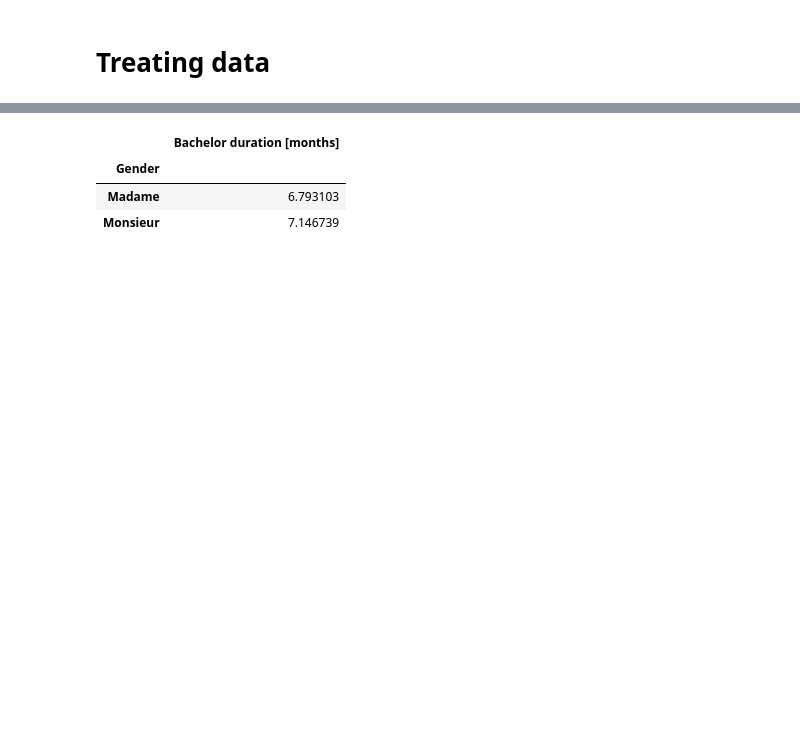
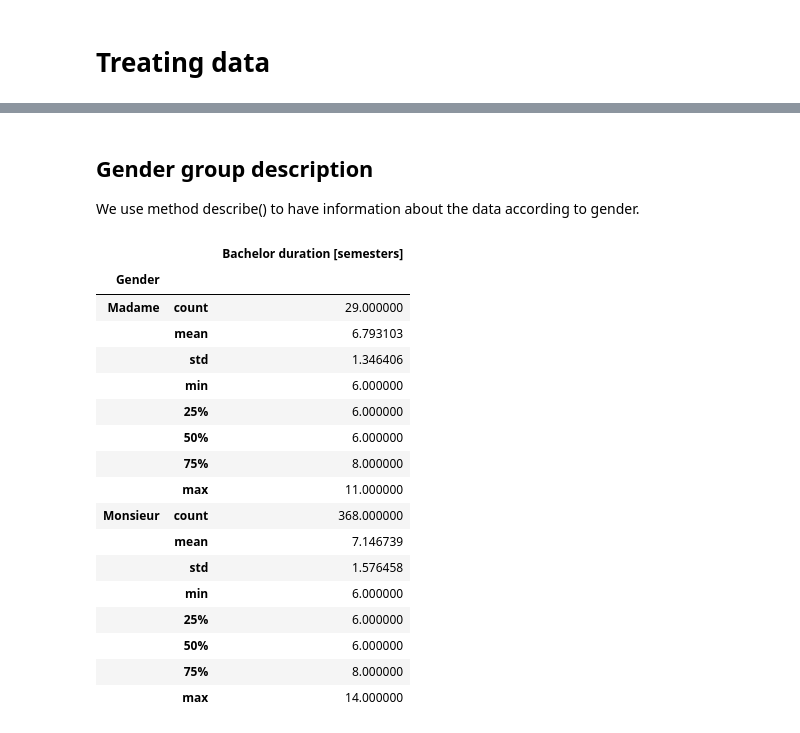
Before and after one commit to nathanquinteiro/ADA-Homework, a Jupyter notebook: 02 - Data from the Web/Data from the Web.ipynb, the cells around one changed output, grey strips where cells are left out. Saved outputs shown, nothing was run; the diff lists cells and outputs as text; code cells hidden in the pictures; blank space fills up the shorter version.

```diff
--- a/02 - Data from the Web/Data from the Web.ipynb
+++ b/02 - Data from the Web/Data from the Web.ipynb
@@ -178,15 +248,14 @@ Bachelor6_data = getAllData(2007, 2016, 'Bachelor semestre 6')
 # %%
+#Take only years column
 dataBegin = Bachelor1_data.copy()
-dataBegin = dataBegin.drop(cp.columns[[0,1,2]], axis=1)
-for column in cp.columns[0:]:
-    year = int(column.split("-")[0])
-    dataBegin[column]= dataBegin[column].replace("Présent", year, regex=True)
-    dataBegin[column]= dataBegin[column].replace("Congé", year, regex=True)
-    dataBegin[column]= dataBegin[column].replace("Attente", year, regex=True)
+dataBegin = dataBegin.drop(dataBegin.columns[[0,1,2]], axis=1)
 
-dataBegin = dataBegin.min(axis=1)
+#Replace Presence/absence with the year and get the minimum, add 0.5 year because semester 1 starts in spring
+yearBegin = setDate(dataBegin).min(axis=1)
+yearBegin = yearBegin + pd.Series(len(yearBegin)*[0.5])
 
-bch1_final = pd.merge(Bachelor1_data.drop(Bachelor1_data.columns[3:], axis=1), dataBegin.to_frame(),left_index=True, right_index=True)
+#Merge the minimum with the Gender/Name/Sciper columns
+bch1_final = pd.merge(Bachelor1_data.drop(Bachelor1_data.columns[3:], axis=1), yearBegin.to_frame(),left_index=True, right_index=True)
 bch1_final.columns = [['Gender', 'Name', 'Sciper No', 'Bachelor start year']]
 bch1_final.head()
 # %% [output]
@@ -220,15 +298,14 @@ bch5_final.head()
 # %%
-cp = Bachelor6_data.copy()
-cp = cp.drop(cp.columns[[0,1,2]], axis=1)
-for column in cp.columns[0:]:
-    year = float(column.split("-")[0])
-    cp[column]= cp[column].replace("Présent", year, regex=True)
-    cp[column]= cp[column].replace("Congé", year, regex=True)
-    cp[column]= cp[column].replace("Attente", year, regex=True)
+#Take only years column
+bach6 = Bachelor6_data.copy()
+bach6 = bach6.drop(bach6.columns[[0,1,2]], axis=1)
 
-cp = cp.max(axis=1)
+#Replace Presence/absence with the year and get the minimum, add 1 year because semester 6 starts in spring
+bach6Year = setDate(bach6).max(axis=1)
+bach6Year = bach6Year + pd.Series(len(bach6Year)*[1])
 
-bch6_final = pd.concat((Bachelor6_data.drop(Bachelor6_data.columns[3:], axis=1), cp.to_frame()), axis=1)
+#Merge the minimum with the Gender/Name/Sciper columns
+bch6_final = pd.concat((Bachelor6_data.drop(Bachelor6_data.columns[3:], axis=1), bach6Year.to_frame()), axis=1)
 bch6_final.columns = [['Gender', 'Name', 'Sciper No', 'Last Bachelor 6 year']]
 bch6_final.head()
 # %% [output]
@@ -273,4 +357,6 @@ AllStudentsBeginAndEnd.head()
 # %%
-bachelor_duration = (AllStudentsBeginAndEnd['Bachelor end year'] - AllStudentsBeginAndEnd['Bachelor start year']) * 2 + 2
-bachelor_duration.head()
+bachelor_duration = (AllStudentsBeginAndEnd['Bachelor end year'] - AllStudentsBeginAndEnd['Bachelor start year']) * 2 + 1
+all_data = pd.merge(AllStudentsBeginAndEnd, bachelor_duration.to_frame(), left_index=True, right_index=True)
+all_data.columns = ['Gender', 'Name', 'Sciper No', 'Bachelor start year', 'Bachelor end year', 'Bachelor duration [semesters]']
+all_data.head()
 # %% [output]
@@ -303,0 +373,4 @@ print(female.head())
+# %%
+#Keep only gender and Bachelor duration
+genderdurationData = all_data[all_data.columns[[0,5]]]
+genderdurationData.head()
@@ -304,7 +410,25 @@ print(female.head())
+# %% [markdown]
+## Gender group description
+
+We use method describe() to have information about the data according to gender.
 # %%
-gender_stats.groupby('Gender').mean()
+genderdurationData.groupby('Gender').describe()
 # %% [output]
-|  | Bachelor duration [months] |
-| Gender |  |
-| Madame | 6.793103 |
-| Monsieur | 7.146739 |
+|  |  | Bachelor duration [semesters] |
+| Gender |  |  |
+| Madame | count | 29.000000 |
+|  | mean | 6.793103 |
+|  | std | 1.346406 |
+|  | min | 6.000000 |
+|  | 25% | 6.000000 |
+|  | 50% | 6.000000 |
+|  | 75% | 8.000000 |
+|  | max | 11.000000 |
+| Monsieur | count | 368.000000 |
+|  | mean | 7.146739 |
+|  | std | 1.576458 |
+|  | min | 6.000000 |
+|  | 25% | 6.000000 |
+|  | 50% | 6.000000 |
+|  | 75% | 8.000000 |
+|  | max | 14.000000 |
```
Also changed, not shown: parts of 36 cells of this notebook.
